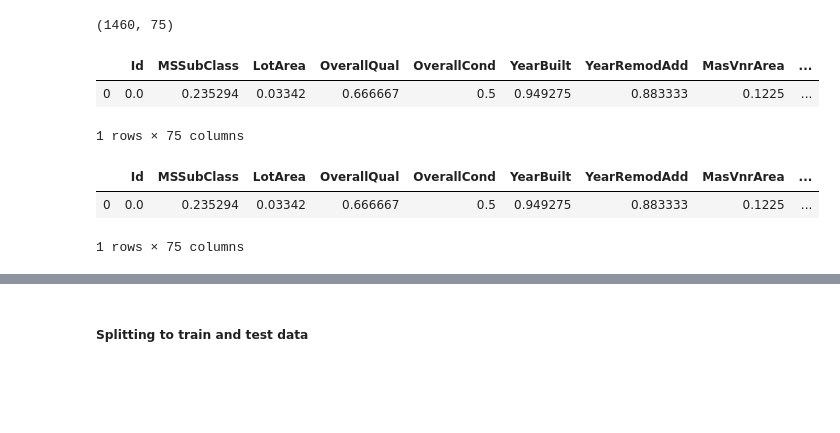
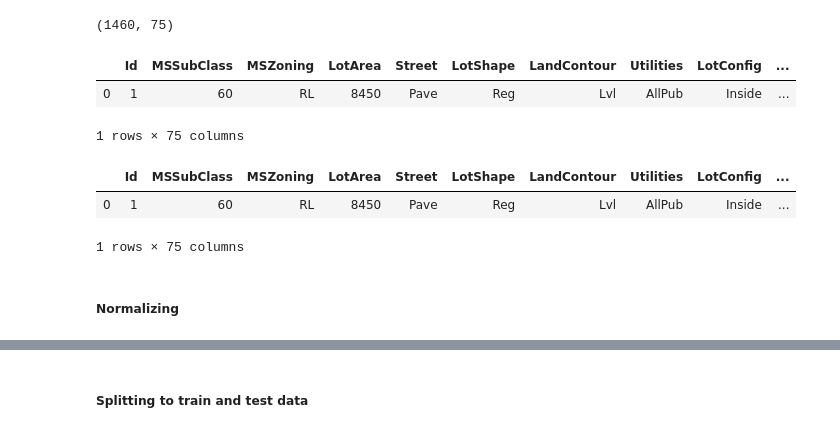
Before and after one commit to terrill11/housing_prices_prediction, a Jupyter notebook: housing_prices_prediction.ipynb, the cells around one changed output, grey strips where cells are left out. Saved outputs shown, nothing was run; the diff lists cells and outputs as text; code cells hidden in the pictures; blank space fills up the shorter version.

```diff
--- a/housing_prices_prediction.ipynb
+++ b/housing_prices_prediction.ipynb
@@ -81,12 +104,16 @@ df2.head()
 # %% [markdown]
 <h5>Handling Null Values</h5>
 # %%
+# dropping columns with more than 15% null values
+df2 = df.copy()
+
 cols_to_drop = list(null_table[null_table['null_percentage'] > 0.15]['column_name'])
 df2 = df2.drop(cols_to_drop, axis=1)
-#test_df2 = test_df.drop(cols_to_drop, axis=1)
 df2.shape
 # %% [output]
 (1460, 75)
 # %%
-categorical_columns2 = df2.select_dtypes(include='object').columns
-numerical_columns2 = df2.select_dtypes(exclude='object').columns
+# numerical and categorical columns that are left
+
+categorical_columns = df2.select_dtypes(include='object').columns
+numerical_columns = df2.select_dtypes(exclude='object').columns
@@ -98,16 +120,18 @@ numerical_columns2 = df2.select_dtypes(exclude='object').columns
 # %%
-# categorical_columns
-df2[categorical_columns2] = df2[categorical_columns2].fillna('NA', axis=1)
+# filling in null values for categorical_columns with "N/A" values
+df2[categorical_columns] = df2[categorical_columns].fillna('NA', axis=1)
 df2.head(1)
 # %% [output]
-|  | Id | MSSubClass | LotArea | OverallQual | OverallCond | YearBuilt | YearRemodAdd | MasVnrArea | ... |
-| 0 | 0.0 | 0.235294 | 0.03342 | 0.666667 | 0.5 | 0.949275 | 0.883333 | 0.1225 | ... |
+|  | Id | MSSubClass | MSZoning | LotArea | Street | LotShape | LandContour | Utilities | LotConfig | ... |
+| 0 | 1 | 60 | RL | 8450 | Pave | Reg | Lvl | AllPub | Inside | ... |
 1 rows × 75 columns
 # %%
-# numerical columns
-df2[numerical_columns2] = df2[numerical_columns2].fillna(df2.mean(axis=0))
+# filling in null values for numerical columns with the avearge of each column
+df2[numerical_columns] = df2[numerical_columns].fillna(df2.mean(axis=0))
 df2.head(1)
 # %% [output]
-|  | Id | MSSubClass | LotArea | OverallQual | OverallCond | YearBuilt | YearRemodAdd | MasVnrArea | ... |
-| 0 | 0.0 | 0.235294 | 0.03342 | 0.666667 | 0.5 | 0.949275 | 0.883333 | 0.1225 | ... |
+|  | Id | MSSubClass | MSZoning | LotArea | Street | LotShape | LandContour | Utilities | LotConfig | ... |
+| 0 | 1 | 60 | RL | 8450 | Pave | Reg | Lvl | AllPub | Inside | ... |
 1 rows × 75 columns
+# %% [markdown]
+<h5>Normalizing</h5>
```
Also changed, not shown: parts of 16 cells of this notebook.
